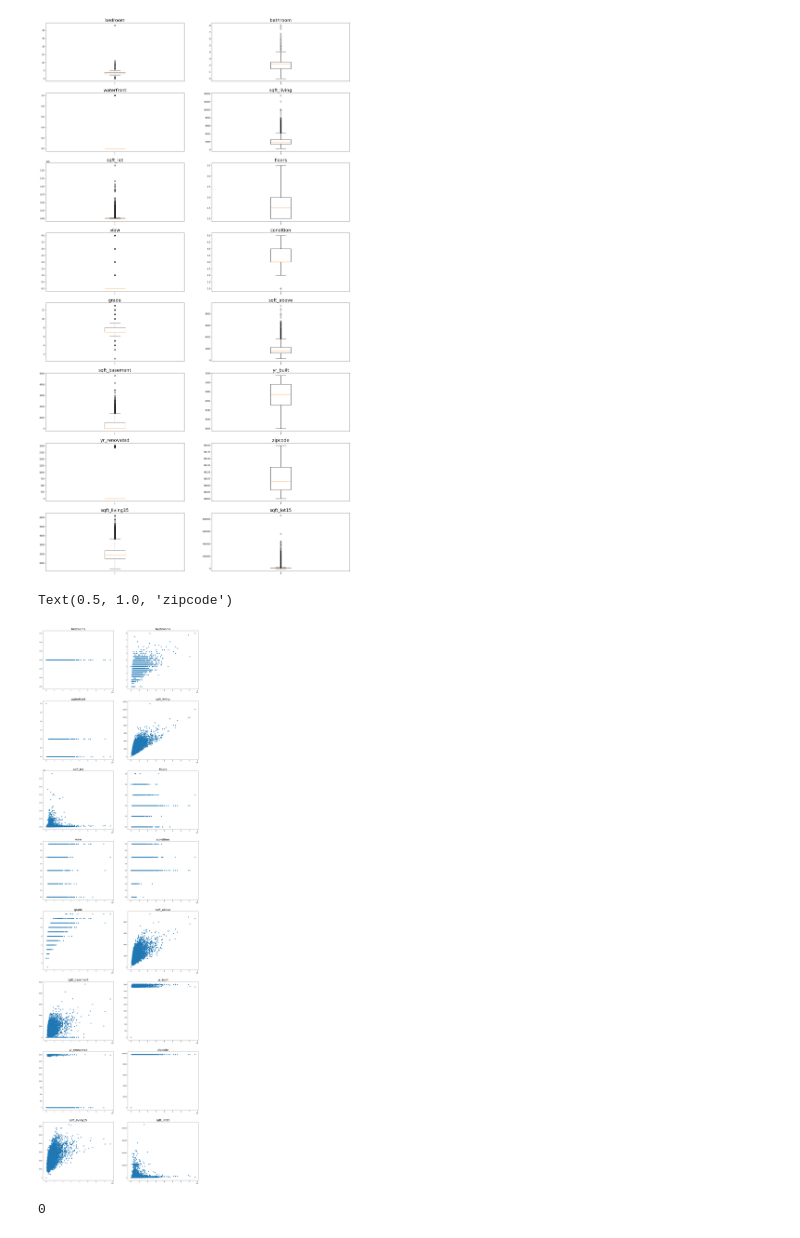
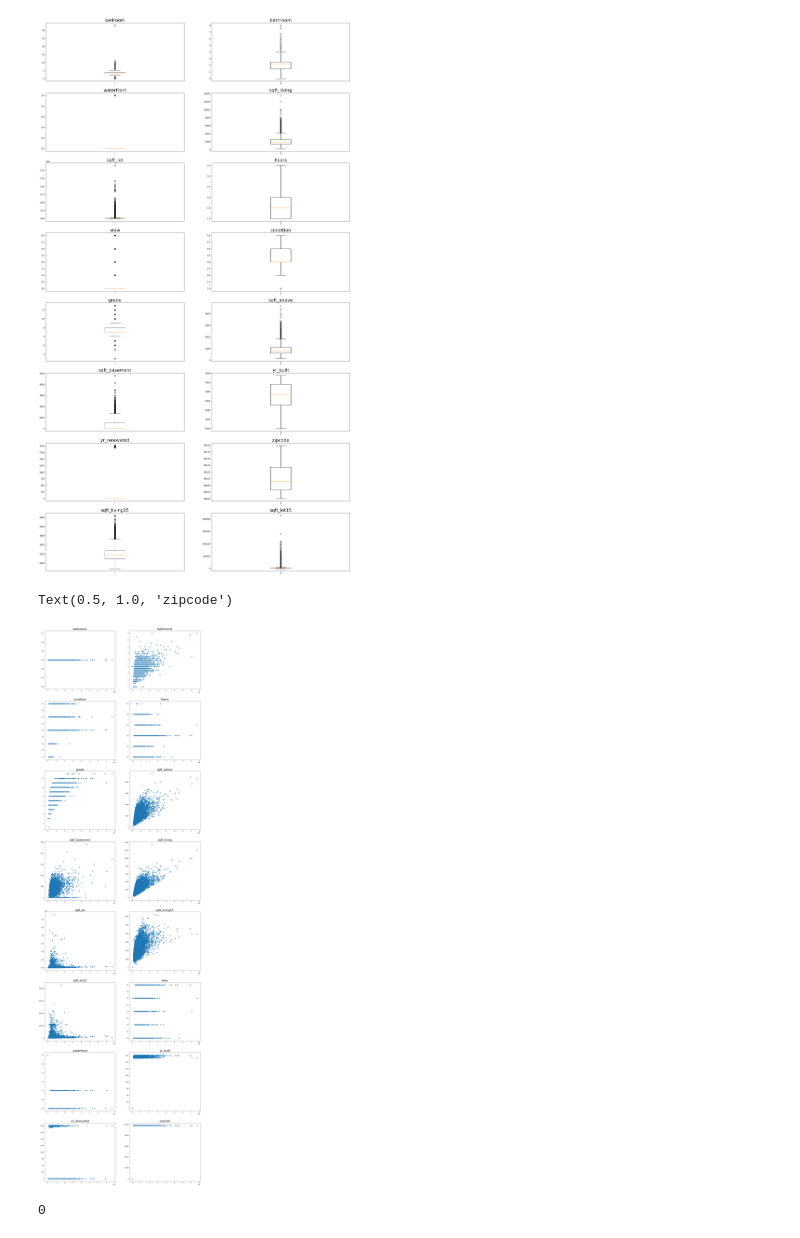
Before and after one commit to raizelistaken/Housing_Prices_KC, a Jupyter notebook: Bakeoff_modeling_process.ipynb, the cells around one changed output. Drawn from its saved outputs; the diff is of its cells as text; code cells hidden in the pictures.

```diff
--- a/Bakeoff_modeling_process.ipynb
+++ b/Bakeoff_modeling_process.ipynb
@@ -396,42 +416,42 @@ plt.subplots_adjust(hspace = .2)
 # %%
 fig , axes = plt.subplots(8,2, figsize = (22,80))
 
 axes[0][0].scatter(df['price'], df['bedrooms'])
 axes[0][1].scatter(df['price'], df['bathrooms'])
-axes[3][1].scatter(df['price'], df['condition'])
-axes[2][1].scatter(df['price'], df['floors'])
-axes[4][0].scatter(df['price'], df['grade'])
-axes[4][1].scatter(df['price'], df['sqft_above'])
-axes[5][0].scatter(df['price'], df['sqft_basement'])
-axes[1][1].scatter(df['price'], df['sqft_living'])
-axes[2][0].scatter(df['price'], df['sqft_lot'])
-axes[7][0].scatter(df['price'], df['sqft_living15'])
-axes[7][1].scatter(df['price'], df['sqft_lot15'])
-axes[3][0].scatter(df['price'], df['view'])
-axes[1][0].scatter(df['price'], df['waterfront'])
-axes[5][1].scatter(df['price'], df['yr_built'])
-axes[6][0].scatter(df['price'], df['yr_renovated'])
-axes[6][1].scatter(df['price'], df['zipcode'])
+axes[1][0].scatter(df['price'], df['condition'])
+axes[1][1].scatter(df['price'], df['floors'])
+axes[2][0].scatter(df['price'], df['grade'])
+axes[2][1].scatter(df['price'], df['sqft_above'])
+axes[3][0].scatter(df['price'], df['sqft_basement'])
+axes[3][1].scatter(df['price'], df['sqft_living'])
+axes[4][0].scatter(df['price'], df['sqft_lot'])
+axes[4][1].scatter(df['price'], df['sqft_living15'])
+axes[5][0].scatter(df['price'], df['sqft_lot15'])
+axes[5][1].scatter(df['price'], df['view'])
+axes[6][0].scatter(df['price'], df['waterfront'])
+axes[6][1].scatter(df['price'], df['yr_built'])
+axes[7][0].scatter(df['price'], df['yr_renovated'])
+axes[7][1].scatter(df['price'], df['zipcode'])
 
 plt.subplots_adjust(hspace = .2)
 
 axes[0][0].set_title('bedrooms', fontsize = 22)
 axes[0][1].set_title('bathrooms', fontsize = 22)
-axes[3][1].set_title('condition', fontsize = 22)
-axes[2][1].set_title('floors', fontsize = 22)
-axes[4][0].set_title('grade', fontsize = 22)
-axes[4][1].set_title('sqft_above', fontsize = 22)
-axes[5][0].set_title('sqft_basement', fontsize = 22)
-axes[1][1].set_title('sqft_living', fontsize = 22)
-axes[2][0].set_title('sqft_lot', fontsize = 22)
-axes[7][0].set_title('sqft_living15', fontsize = 22)
-axes[7][1].set_title('sqft_lot15', fontsize = 22)
-axes[3][0].set_title('view', fontsize = 22)
-axes[1][0].set_title('waterfront', fontsize = 22)
-axes[5][1].set_title('yr_built', fontsize = 22)
-axes[6][0].set_title('yr_renovated', fontsize = 22)
-axes[6][1].set_title('zipcode', fontsize = 22)
+axes[1][0].set_title('condition', fontsize = 22)
+axes[1][1].set_title('floors', fontsize = 22)
+axes[2][0].set_title('grade', fontsize = 22)
+axes[2][1].set_title('sqft_above', fontsize = 22)
+axes[3][0].set_title('sqft_basement', fontsize = 22)
+axes[3][1].set_title('sqft_living', fontsize = 22)
+axes[4][0].set_title('sqft_lot', fontsize = 22)
+axes[4][1].set_title('sqft_living15', fontsize = 22)
+axes[5][0].set_title('sqft_lot15', fontsize = 22)
+axes[5][1].set_title('view', fontsize = 22)
+axes[6][0].set_title('waterfront', fontsize = 22)
+axes[6][1].set_title('yr_built', fontsize = 22)
+axes[7][0].set_title('yr_renovated', fontsize = 22)
+axes[7][1].set_title('zipcode', fontsize = 22)
 # %% [output]
 Text(0.5, 1.0, 'zipcode')
-[figure, old version]
+[figure, new version]
 # %%
```
Also changed, not shown: parts of 21 cells of this notebook, 1 other file.
